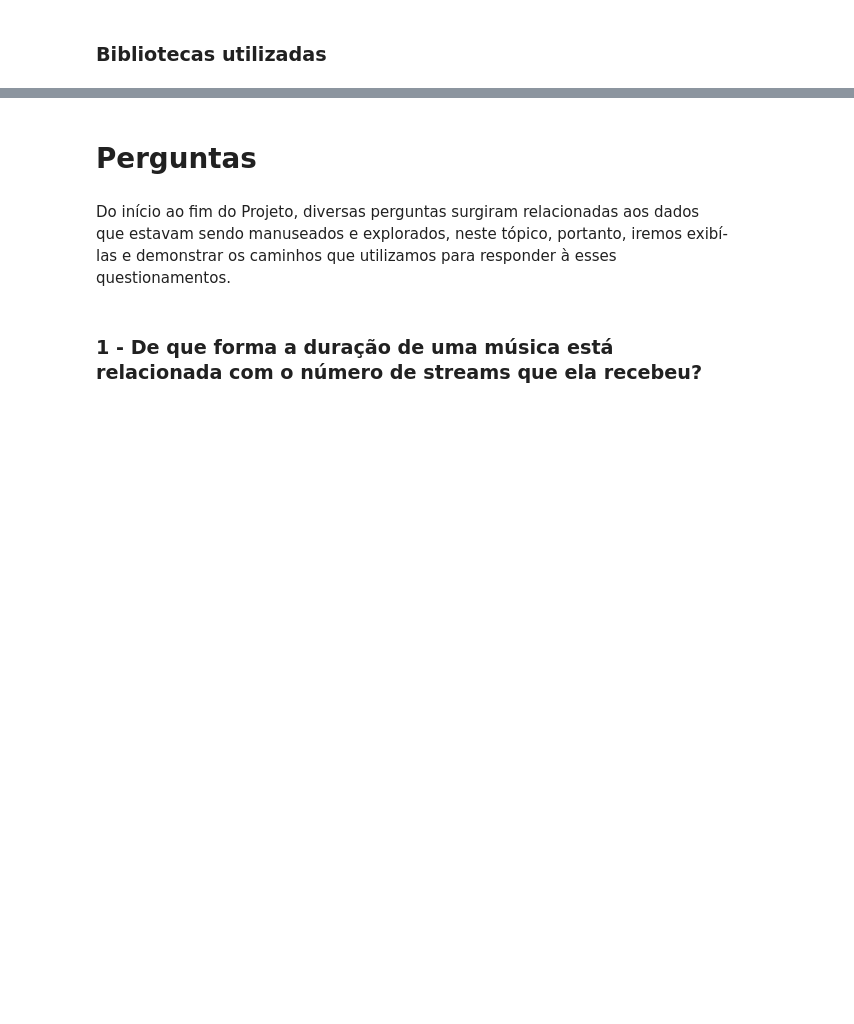
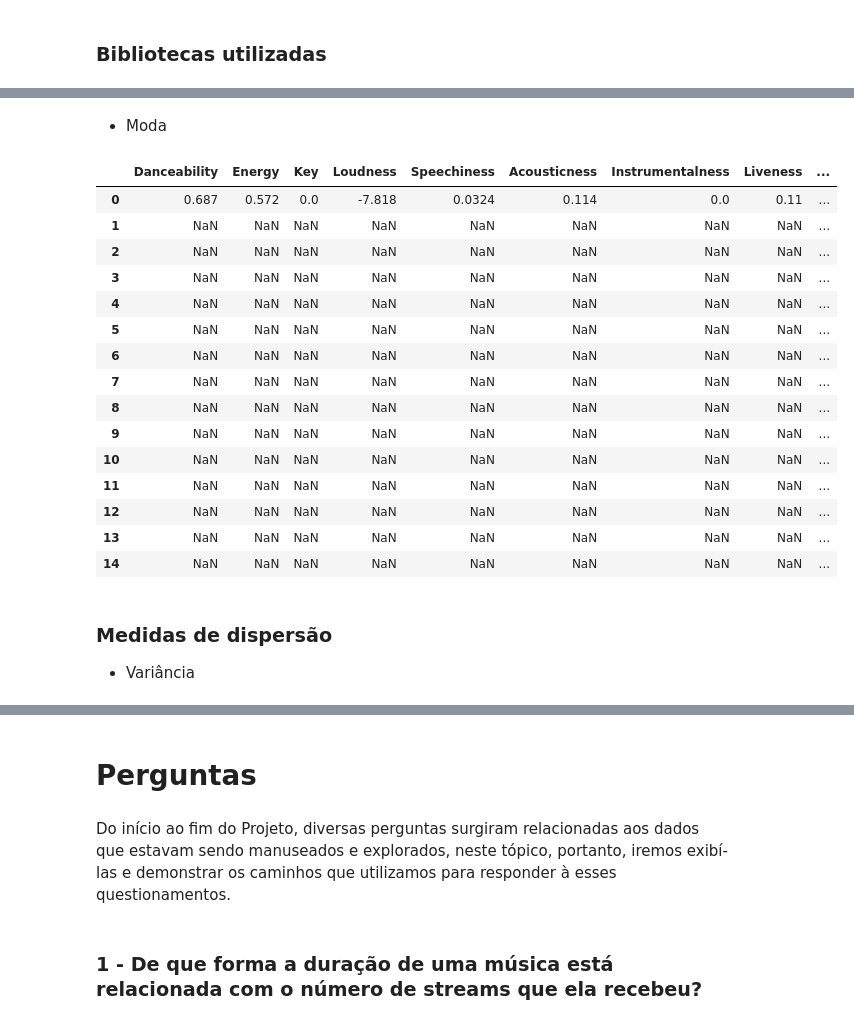
Before and after one commit to sylrod569/Projeto-ICD---An-lise-de-Dados-do-Spotify-Youtube, a Jupyter notebook: ProjetoFinal.ipynb, the cells around one changed output, grey strips where cells are left out. Saved outputs shown, nothing was run; the diff lists cells and outputs as text; code cells hidden in the pictures; blank space fills up the shorter version.

```diff
--- a/ProjetoFinal.ipynb
+++ b/ProjetoFinal.ipynb
@@ -51,0 +45,4 @@ sns.set_palette('pastel')
+# %%
+numeric_columns = ['Danceability','Energy','Key','Loudness','Speechiness', 'Acousticness', 'Instrumentalness','Liveness','Valence','Tempo','Duration_ms', 'Views', 'Likes', 'Comments','Stream']
+df_spotify_youtube_num = df_spotify_youtube[numeric_columns]
+df_spotify_youtube_num
@@ -51,0 +129,25 @@ sns.set_palette('pastel')
+# %% [markdown]
+- Moda
+# %%
+df_spotify_youtube_num.mode()
+# %% [output]
+|  | Danceability | Energy | Key | Loudness | Speechiness | Acousticness | Instrumentalness | Liveness | ... |
+| 0 | 0.687 | 0.572 | 0.0 | -7.818 | 0.0324 | 0.114 | 0.0 | 0.11 | ... |
+| 1 | NaN | NaN | NaN | NaN | NaN | NaN | NaN | NaN | ... |
+| 2 | NaN | NaN | NaN | NaN | NaN | NaN | NaN | NaN | ... |
+| 3 | NaN | NaN | NaN | NaN | NaN | NaN | NaN | NaN | ... |
+| 4 | NaN | NaN | NaN | NaN | NaN | NaN | NaN | NaN | ... |
+| 5 | NaN | NaN | NaN | NaN | NaN | NaN | NaN | NaN | ... |
+| 6 | NaN | NaN | NaN | NaN | NaN | NaN | NaN | NaN | ... |
+| 7 | NaN | NaN | NaN | NaN | NaN | NaN | NaN | NaN | ... |
+| 8 | NaN | NaN | NaN | NaN | NaN | NaN | NaN | NaN | ... |
+| 9 | NaN | NaN | NaN | NaN | NaN | NaN | NaN | NaN | ... |
+| 10 | NaN | NaN | NaN | NaN | NaN | NaN | NaN | NaN | ... |
+| 11 | NaN | NaN | NaN | NaN | NaN | NaN | NaN | NaN | ... |
+| 12 | NaN | NaN | NaN | NaN | NaN | NaN | NaN | NaN | ... |
+| 13 | NaN | NaN | NaN | NaN | NaN | NaN | NaN | NaN | ... |
+| 14 | NaN | NaN | NaN | NaN | NaN | NaN | NaN | NaN | ... |
+# %% [markdown]
+### Medidas de dispersão
+
+- Variância
```
Also changed, not shown: parts of 20 cells of this notebook.
